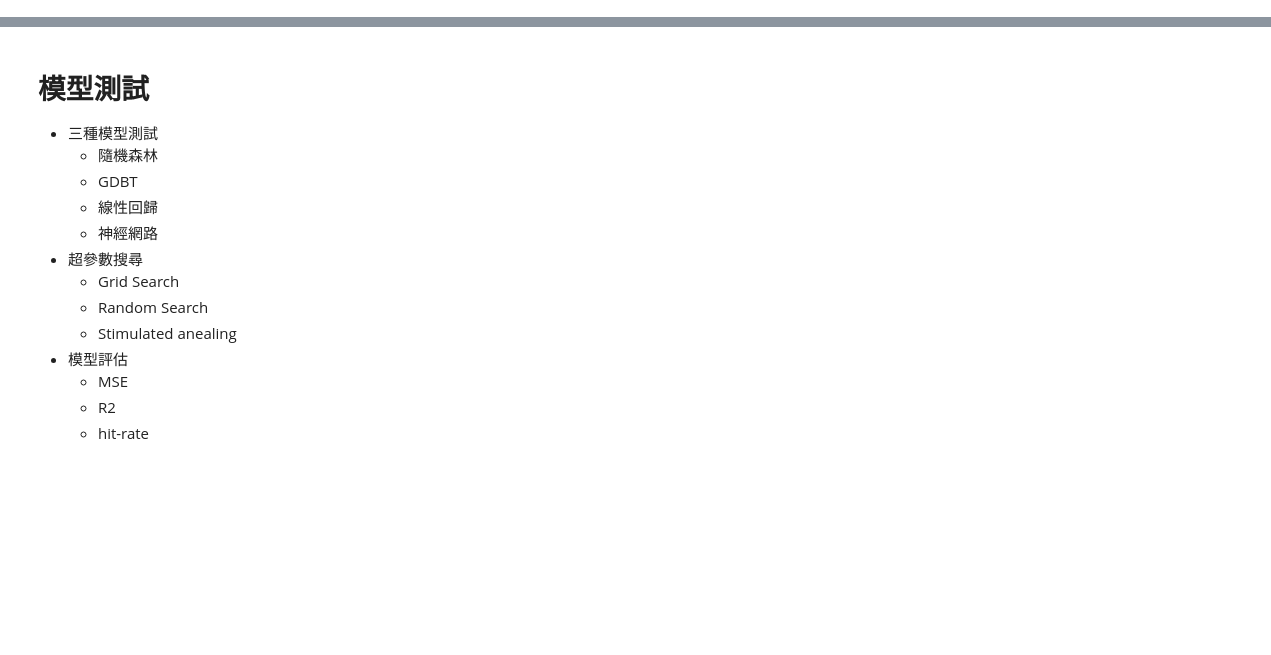
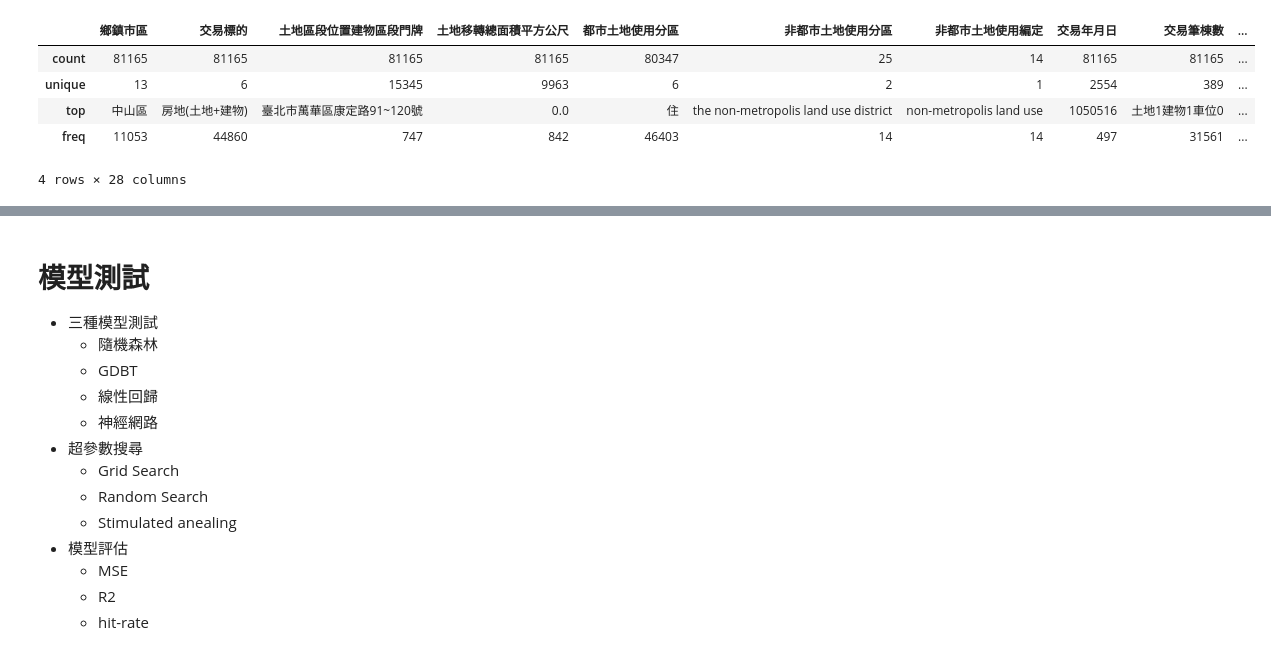
Before and after one commit to AbandonBlue/Machine-learning-project, a Jupyter notebook: 機器學習期末專題.ipynb, the cells around one changed output, grey strips where cells are left out. Saved outputs shown, nothing was run; the diff lists cells and outputs as text; code cells hidden in the pictures; blank space fills up the shorter version.

```diff
--- a/機器學習期末專題.ipynb
+++ b/機器學習期末專題.ipynb
@@ -5,0 +29,8 @@
+# %%
+import numpy as np
+import pandas as pd
+import matplotlib.pyplot as plt
+%matplotlib inline
+# 讀取原始資料
+
+data = pd.read_csv('105-108o.csv')[1:]   # 第一筆為英文欄位名稱, 直接去掉
@@ -5,0 +58,10 @@
+# %%
+# 原始資料的資料分布概略情形, 可以知道因為太多非數值, 必須要轉換後才能看清
+data.describe()
+# %% [output]
+|  | 鄉鎮市區 | 交易標的 | 土地區段位置建物區段門牌 | 土地移轉總面積平方公尺 | 都市土地使用分區 | 非都市土地使用分區 | 非都市土地使用編定 | 交易年月日 | 交易筆棟數 | ... |
+| count | 81165 | 81165 | 81165 | 81165 | 80347 | 25 | 14 | 81165 | 81165 | ... |
+| unique | 13 | 6 | 15345 | 9963 | 6 | 2 | 1 | 2554 | 389 | ... |
+| top | 中山區 | 房地(土地+建物) | 臺北市萬華區康定路91~120號 | 0.0 | 住 | the non-metropolis land use district | non-metropolis land use | 1050516 | 土地1建物1車位0 | ... |
+| freq | 11053 | 44860 | 747 | 842 | 46403 | 14 | 14 | 497 | 31561 | ... |
+4 rows × 28 columns
```
Also changed, not shown: parts of 20 cells of this notebook.
